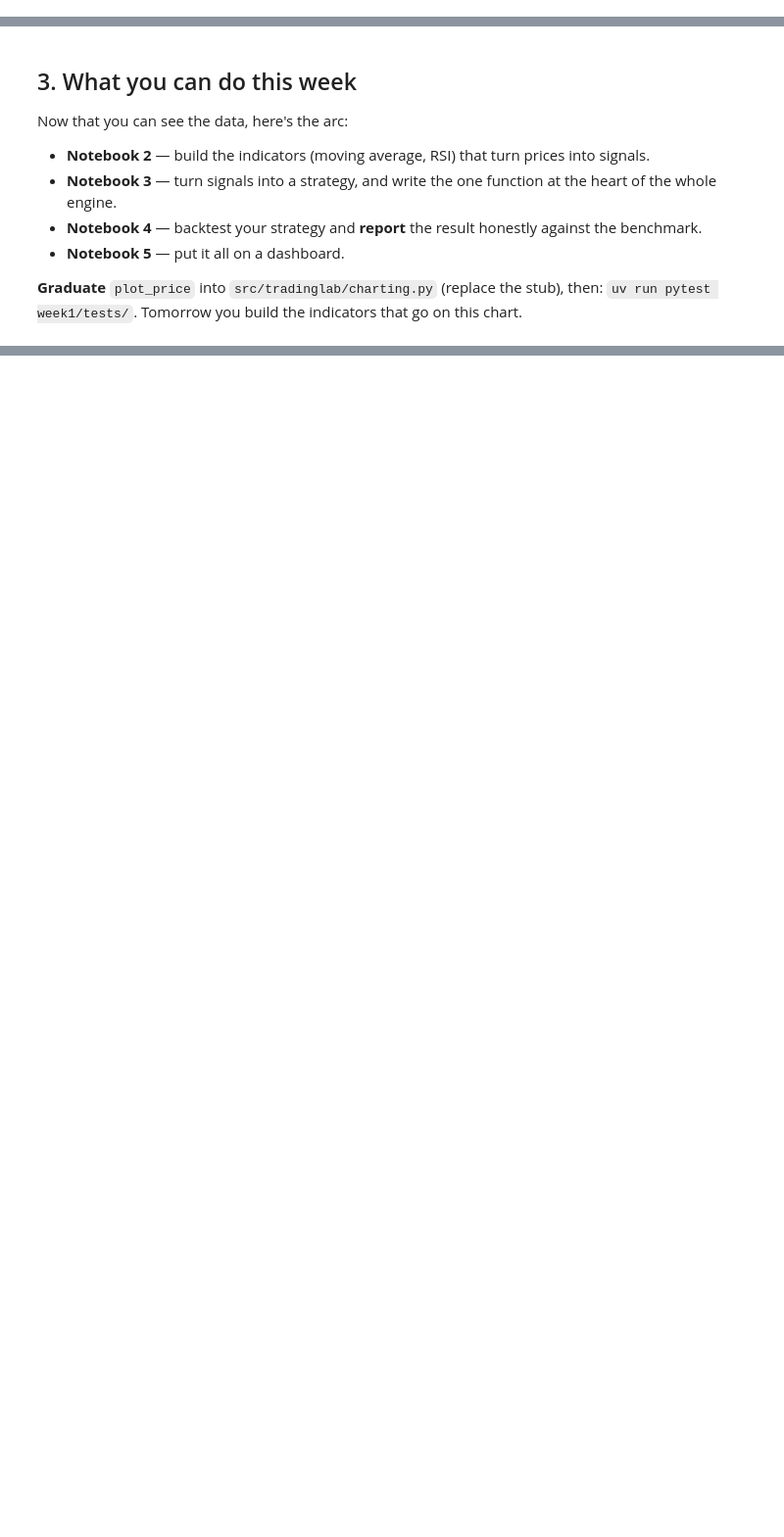
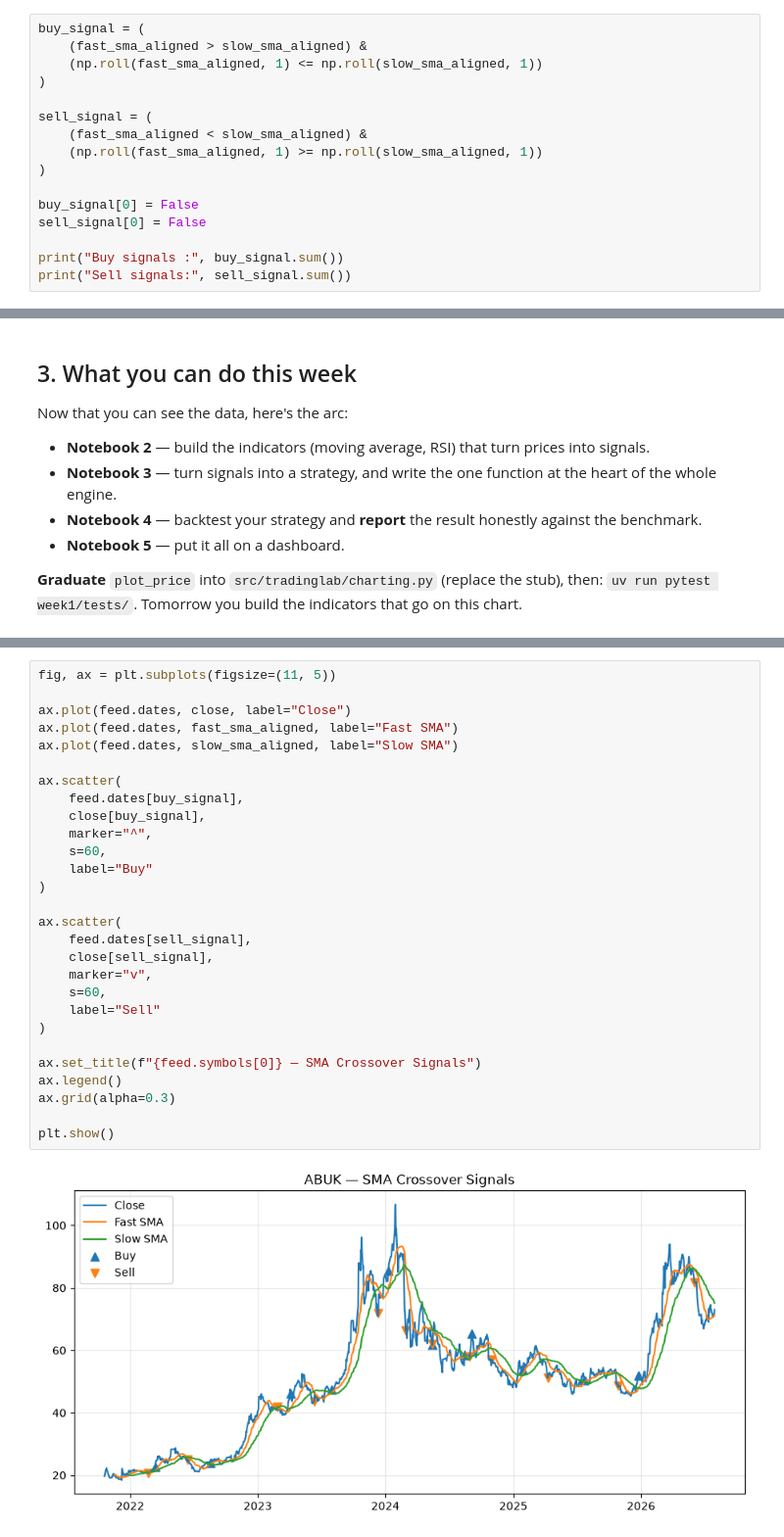
Before and after one commit to AhmedRajaie/2026-carina, a Jupyter notebook: week1/01-setup-and-data/notebook.ipynb, the cells around one changed output, grey strips where cells are left out. Shown at 98% size. Cells and saved outputs as stored; diff of their text form; blank space fills up the shorter version.

```diff
--- a/week1/01-setup-and-data/notebook.ipynb
+++ b/week1/01-setup-and-data/notebook.ipynb
@@ -79,0 +138,16 @@ plot_price works ✓ — this is your chart tool for the whole week
+# %%
+buy_signal = (
+    (fast_sma_aligned > slow_sma_aligned) &
+    (np.roll(fast_sma_aligned, 1) <= np.roll(slow_sma_aligned, 1))
+)
+
+sell_signal = (
+    (fast_sma_aligned < slow_sma_aligned) &
+    (np.roll(fast_sma_aligned, 1) >= np.roll(slow_sma_aligned, 1))
+)
+
+buy_signal[0] = False
+sell_signal[0] = False
+
+print("Buy signals :", buy_signal.sum())
+print("Sell signals:", sell_signal.sum())
@@ -94,0 +230,30 @@ chart.
+# %%
+fig, ax = plt.subplots(figsize=(11, 5))
+
+ax.plot(feed.dates, close, label="Close")
+ax.plot(feed.dates, fast_sma_aligned, label="Fast SMA")
+ax.plot(feed.dates, slow_sma_aligned, label="Slow SMA")
+
+ax.scatter(
+    feed.dates[buy_signal],
+    close[buy_signal],
+    marker="^",
+    s=60,
+    label="Buy"
+)
+
+ax.scatter(
+    feed.dates[sell_signal],
+    close[sell_signal],
+    marker="v",
+    s=60,
+    label="Sell"
+)
+
+ax.set_title(f"{feed.symbols[0]} — SMA Crossover Signals")
+ax.legend()
+ax.grid(alpha=0.3)
+
+plt.show()
+# %% [output]
+[figure, added]
```
Also changed, not shown: parts of 17 cells of this notebook, 2 other files.
